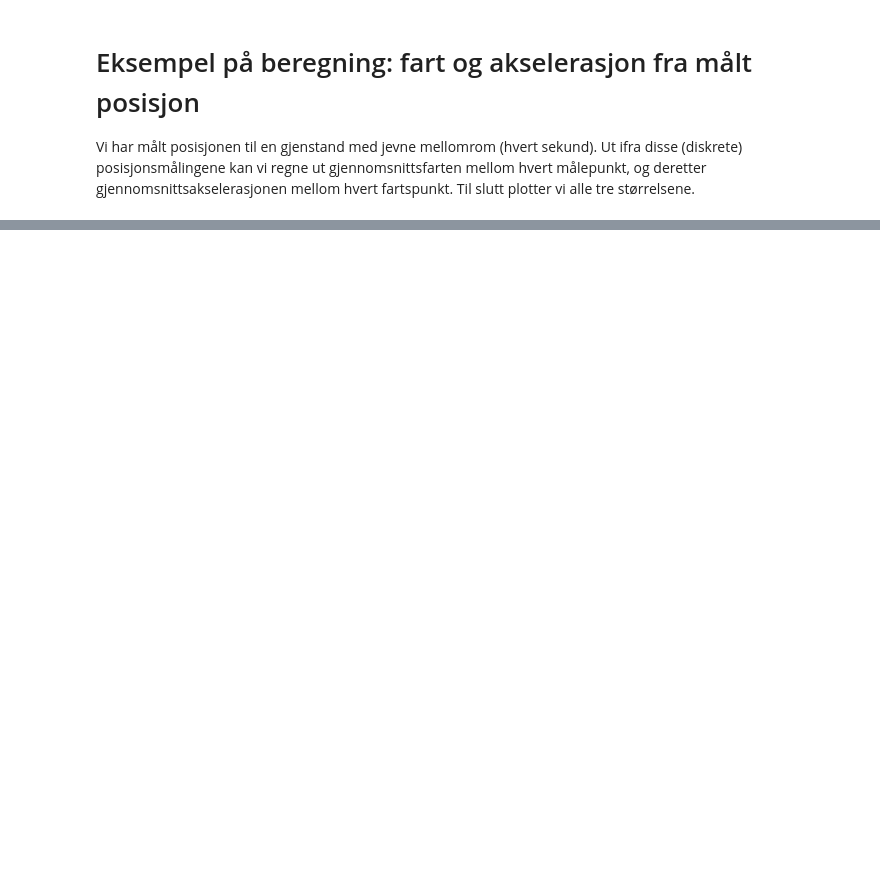
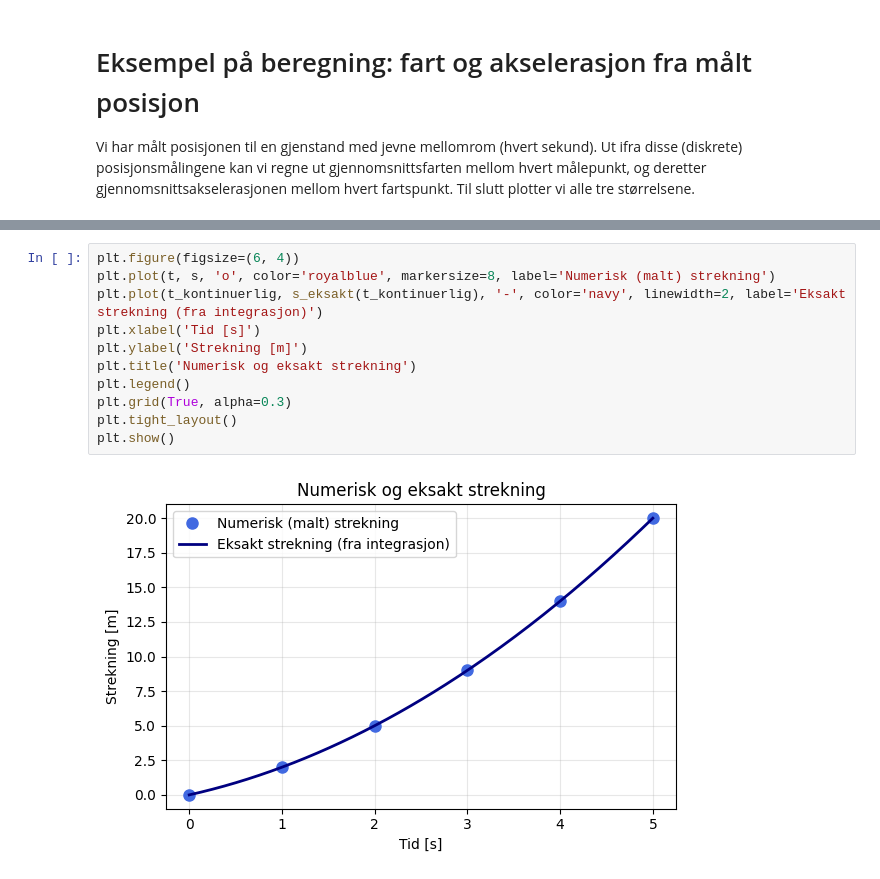
Before and after one commit to kosmoben/TRES0312, a Jupyter notebook: TRES0312 Python/Kap1_HvaErFysikk/K1_fart_og_akselerasjon.ipynb, the cells around one changed output, grey strips where cells are left out. Cells and saved outputs as stored; diff of their text form; blank space fills up the shorter version.

```diff
--- a/TRES0312 Python/Kap1_HvaErFysikk/K1_fart_og_akselerasjon.ipynb
+++ b/TRES0312 Python/Kap1_HvaErFysikk/K1_fart_og_akselerasjon.ipynb
@@ -41,0 +113,13 @@ plt.show()
+# %%
+plt.figure(figsize=(6, 4))
+plt.plot(t, s, 'o', color='royalblue', markersize=8, label='Numerisk (malt) strekning')
+plt.plot(t_kontinuerlig, s_eksakt(t_kontinuerlig), '-', color='navy', linewidth=2, label='Eksakt strekning (fra integrasjon)')
+plt.xlabel('Tid [s]')
+plt.ylabel('Strekning [m]')
+plt.title('Numerisk og eksakt strekning')
+plt.legend()
+plt.grid(True, alpha=0.3)
+plt.tight_layout()
+plt.show()
+# %% [output]
+[figure, added]
```
Also changed, not shown: parts of 4 cells of this notebook, 6 other files.
